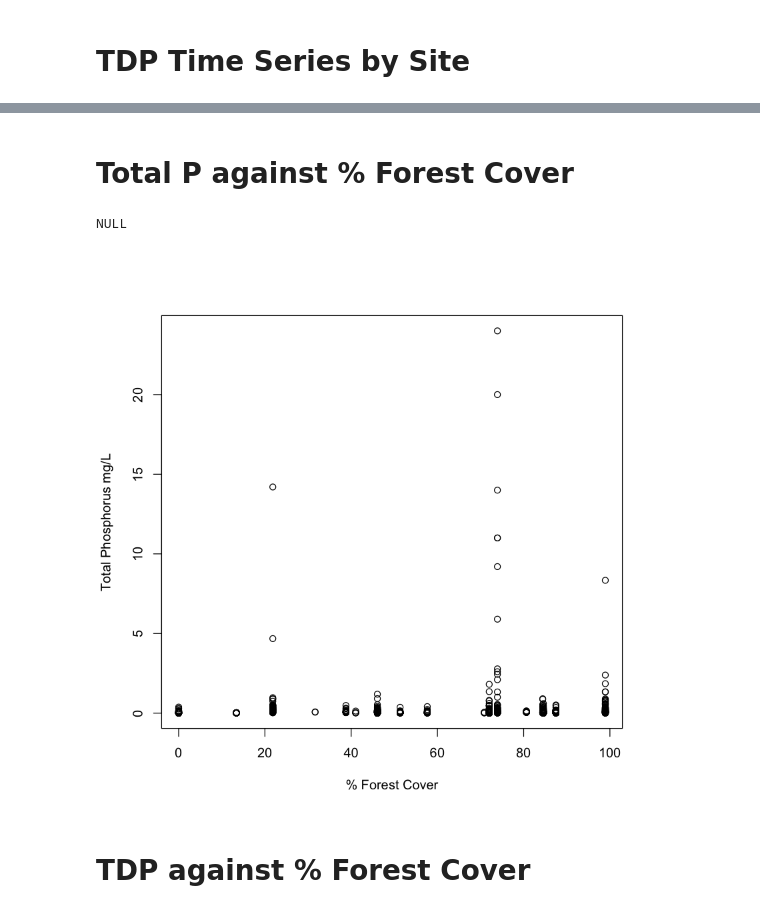
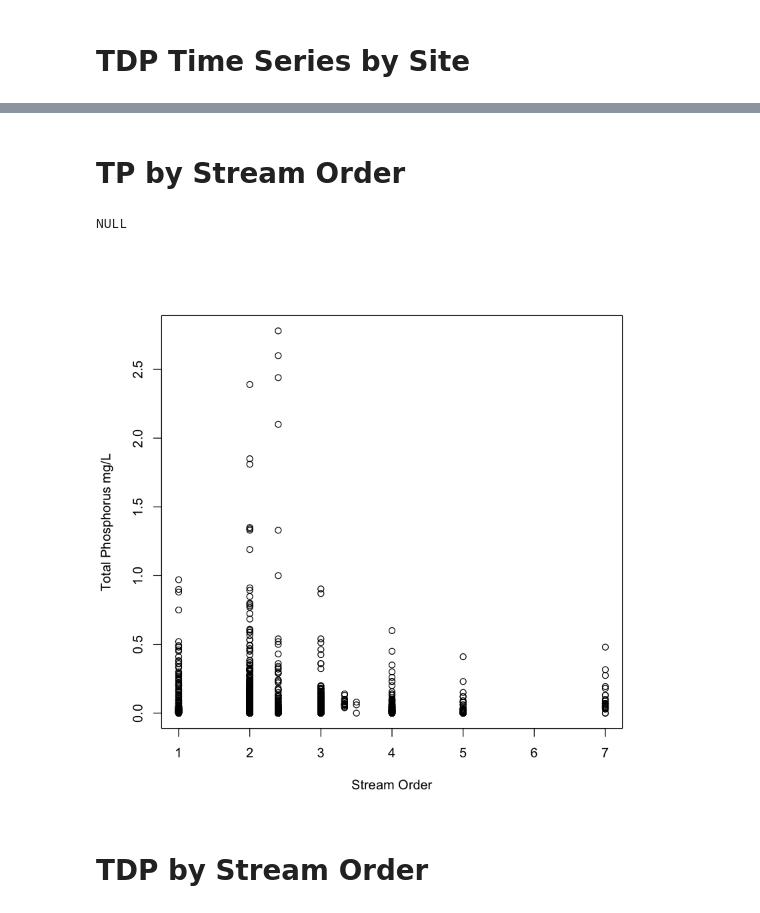
Before and after one commit to erinlarson/DDESSS_Stream_Dream_Team, a Jupyter notebook: Streams_Prelim_Plots.ipynb, the cells around one changed output, grey strips where cells are left out. Cells and saved outputs as stored; diff of their text form; code cells hidden in the pictures.

```diff
--- a/Streams_Prelim_Plots.ipynb
+++ b/Streams_Prelim_Plots.ipynb
@@ -198,13 +122,14 @@ TotalP.Site.nooutlier.timeplot
-# %% [markdown]
-# Total P against % Forest Cover
+# %% [markdown]
+# TP by Stream Order
 # %%
-TotalP.For.plot<-plot(ResultMeasureValue~PFOR2,
-                     data=subset(landuse.p, ResultSampleFractionText=="Total"),
-                     type="p", xlab="% Forest Cover", ylab="Total Phosphorus mg/L")
-TotalP.For.plot
+TP.SO.nooutlier<-plot(ResultMeasure2~STRAHLER2,
+                     data=subset(TPvsSO2, ResultSampleFractionText=="Total"),
+                     type="p", xlab="Stream Order", ylab="Total Phosphorus mg/L")
+
+TP.SO.nooutlier
 # %% [output]
 NULL
-[figure, old version]
+[figure, new version]
-# %% [markdown]
-# TDP against % Forest Cover
+# %% [markdown]
+# TDP by Stream Order
 # %%
```
Also changed, not shown: parts of 49 cells of this notebook, 1 other file.
